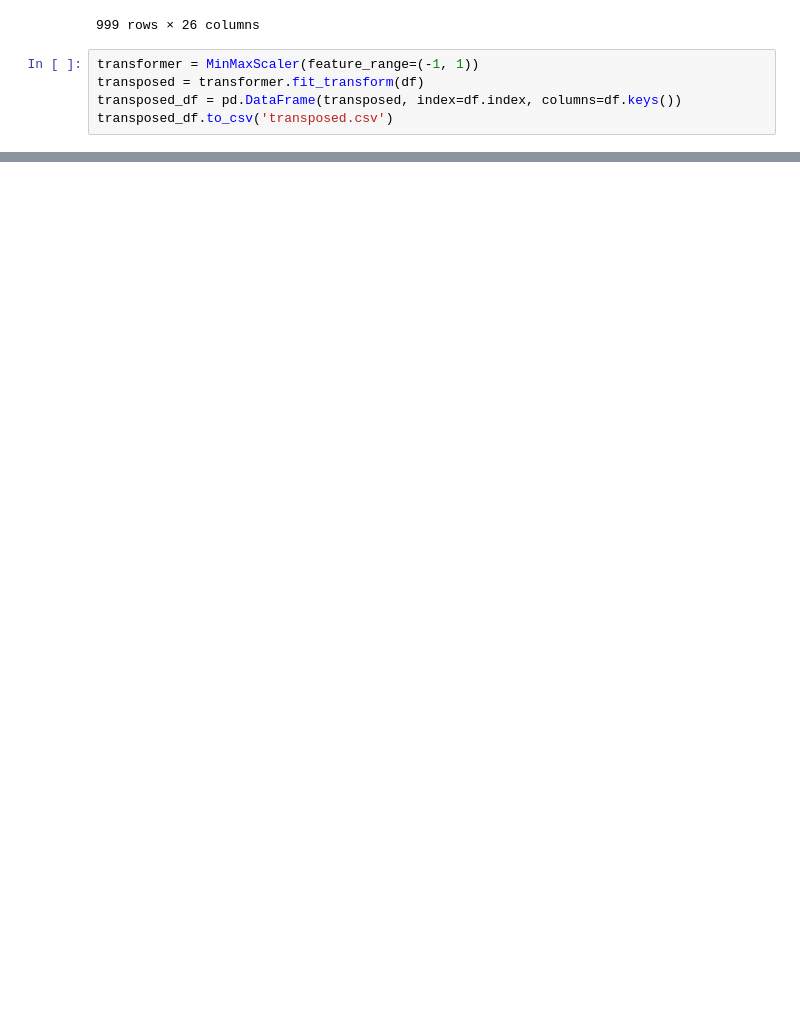
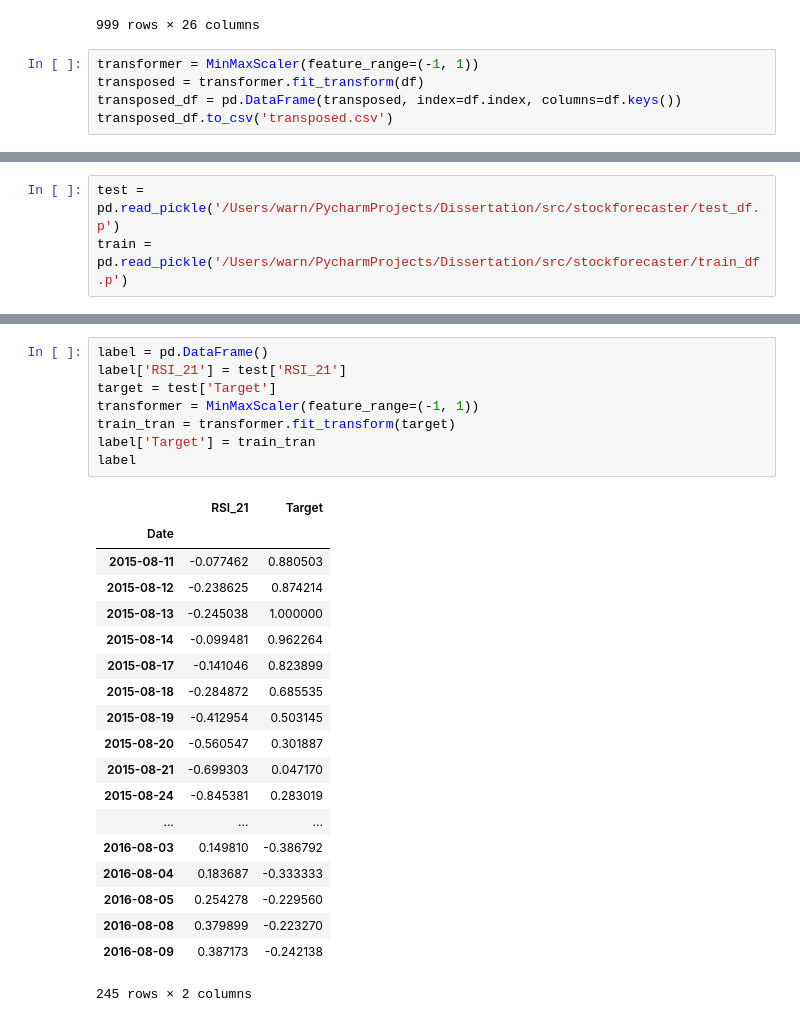
Before and after one commit to wangyouan/Dissertation, a Jupyter notebook: src/test.ipynb, the cells around one changed output, grey strips where cells are left out. Drawn from its saved outputs; the diff is of its cells as text; blank space fills up the shorter version.

Commit message:
finish spark training part

```diff
--- a/src/test.ipynb
+++ b/src/test.ipynb
@@ -231,0 +192,3 @@ Index([u'Open', u'High', u'Low', u'Close', u'Volume', u'MACD_12_26_9',
+# %%
+test = pd.read_pickle('/Users/warn/PycharmProjects/Dissertation/src/stockforecaster/test_df.p')
+train = pd.read_pickle('/Users/warn/PycharmProjects/Dissertation/src/stockforecaster/train_df.p')
@@ -231,0 +223,28 @@ Index([u'Open', u'High', u'Low', u'Close', u'Volume', u'MACD_12_26_9',
+# %%
+label = pd.DataFrame()
+label['RSI_21'] = test['RSI_21']
+target = test['Target']
+transformer = MinMaxScaler(feature_range=(-1, 1))
+train_tran = transformer.fit_transform(target)
+label['Target'] = train_tran
+label
+# %% [output]
+|  | RSI_21 | Target |
+| Date |  |  |
+| 2015-08-11 | -0.077462 | 0.880503 |
+| 2015-08-12 | -0.238625 | 0.874214 |
+| 2015-08-13 | -0.245038 | 1.000000 |
+| 2015-08-14 | -0.099481 | 0.962264 |
+| 2015-08-17 | -0.141046 | 0.823899 |
+| 2015-08-18 | -0.284872 | 0.685535 |
+| 2015-08-19 | -0.412954 | 0.503145 |
+| 2015-08-20 | -0.560547 | 0.301887 |
+| 2015-08-21 | -0.699303 | 0.047170 |
+| 2015-08-24 | -0.845381 | 0.283019 |
+| ... | ... | ... |
+| 2016-08-03 | 0.149810 | -0.386792 |
+| 2016-08-04 | 0.183687 | -0.333333 |
+| 2016-08-05 | 0.254278 | -0.229560 |
+| 2016-08-08 | 0.379899 | -0.223270 |
+| 2016-08-09 | 0.387173 | -0.242138 |
+245 rows × 2 columns
```
Also changed, not shown: parts of 4 cells of this notebook, 6 other files.
